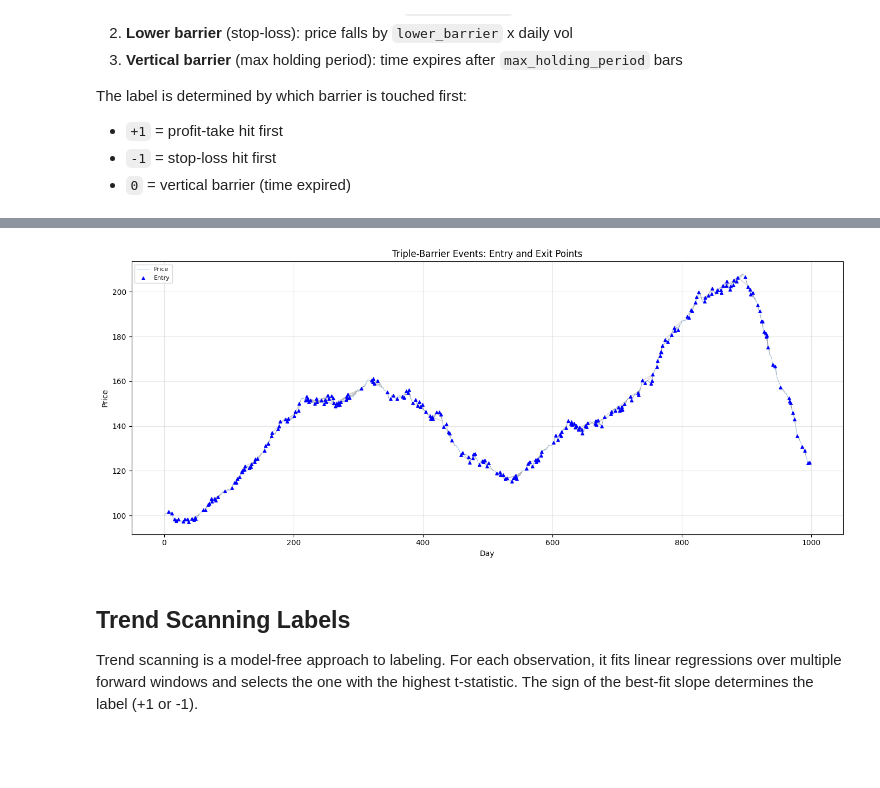
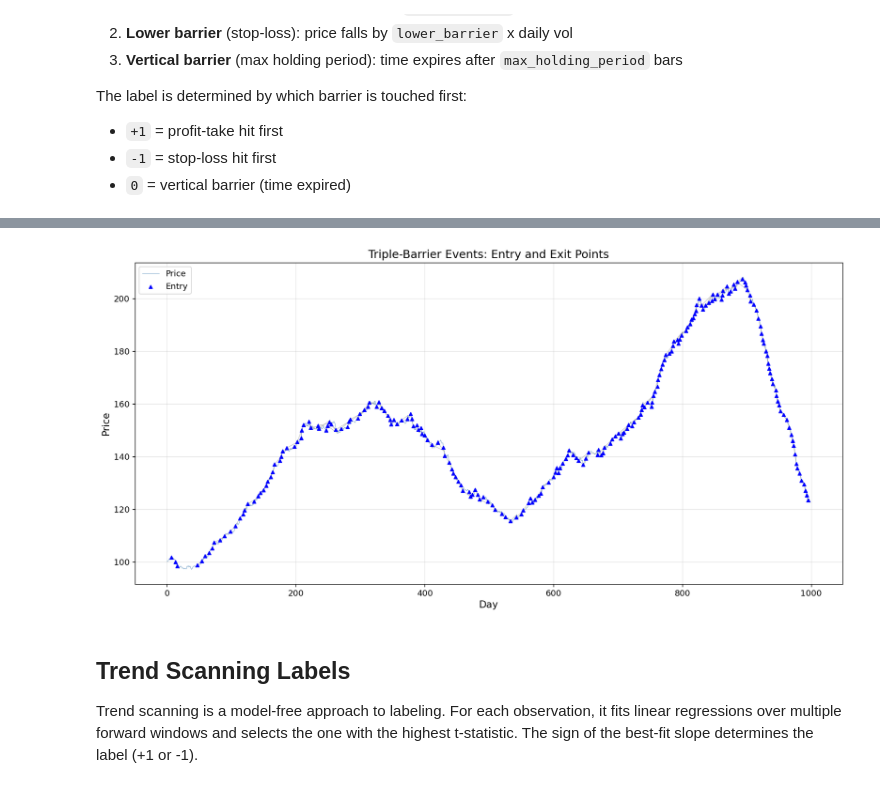
Before and after one commit to sipemu/mlfinance, a Jupyter notebook: crates/pymlfinance/examples/notebooks/ch03_labeling.ipynb, the cells around one changed output, grey strips where cells are left out. Cells and saved outputs as stored; diff of their text form; code cells hidden in the pictures; blank space fills up the shorter version.

```diff
--- a/crates/pymlfinance/examples/notebooks/ch03_labeling.ipynb
+++ b/crates/pymlfinance/examples/notebooks/ch03_labeling.ipynb
@@ -24,8 +24,14 @@ import pymlfinance
 from pymlfinance import TickData, TripleBarrierConfig
 
 %matplotlib inline
-plt.rcParams['figure.figsize'] = (12, 5)
-plt.rcParams['figure.dpi'] = 100
+plt.rcParams['figure.figsize'] = (14, 6)
+plt.rcParams['figure.dpi'] = 120
+plt.rcParams['font.size'] = 13
+plt.rcParams['axes.titlesize'] = 15
+plt.rcParams['axes.labelsize'] = 13
+plt.rcParams['xtick.labelsize'] = 11
+plt.rcParams['ytick.labelsize'] = 11
+plt.rcParams['legend.fontsize'] = 11
 # %% [markdown]
 ## Generate Synthetic Price Series
 
@@ -82,11 +88,12 @@ The CUSUM filter identifies structural breaks in the return series. These are us
 candidate entry points for the triple-barrier method. Only significant price moves
 trigger events, filtering out noise.
 # %%
-log_ret = pymlfinance.core.log_returns(prices)
-threshold = np.nanmean(daily_vol[1:]) * 1.5
-entry_indices = pymlfinance.data.cusum_filter(log_ret, threshold)
+# CUSUM filter applied to close prices (AFML Snippet 2.4)
+# Detects structural breaks when cumulative price moves exceed the threshold.
+threshold = np.nanmean(daily_vol[1:]) * prices.mean() * 1.5
+entry_indices = pymlfinance.data.cusum_filter(prices, threshold)
 print(f"--- CUSUM Event Filter ---")
-print(f"  Threshold: {threshold:.6f}")
+print(f"  Threshold: {threshold:.4f} (1.5x mean vol x mean price)")
 print(f"  Entry events: {len(entry_indices)}")
 # %% [output]
 --- CUSUM Event Filter ---
@@ -150,43 +157,43 @@ plt.show()
 # %%
 # Price plot with triple-barrier entry/exit markers
-fig, ax = plt.subplots(figsize=(14, 6))
-ax.plot(prices, color='steelblue', linewidth=0.5, alpha=0.7, label='Price')
+fig, ax = plt.subplots(figsize=(14, 7))
+ax.plot(prices, color='steelblue', linewidth=0.6, alpha=0.7, label='Price')
 
 for evt in events:
     entry = evt.entry_idx
     exit_idx = evt.exit_idx
     if evt.touch_type == 1:  # profit-take
         color = '#55A868'
     elif evt.touch_type == -1:  # stop-loss
         color = '#C44E52'
     else:  # vertical
         color = '#8C8C8C'
     ax.plot([entry, exit_idx], [prices[entry], prices[exit_idx]],
             color=color, alpha=0.4, linewidth=1)
 
 # Entry points
 entry_idxs = [e.entry_idx for e in events]
-ax.scatter(entry_idxs, prices[entry_idxs], color='blue', s=15, zorder=5,
+ax.scatter(entry_idxs, prices[entry_idxs], color='blue', s=20, zorder=5,
            marker='^', label='Entry')
 
 # Exit points colored by label
 for label_val, color, name in [(-1, '#C44E52', 'Stop-loss'),
                                 (0, '#8C8C8C', 'Vertical'),
                                 (1, '#55A868', 'Profit-take')]:
     exit_idxs = [e.exit_idx for e in events if e.touch_type == label_val]
     if exit_idxs:
-        ax.scatter(exit_idxs, prices[exit_idxs], color=color, s=15, zorder=5,
+        ax.scatter(exit_idxs, prices[exit_idxs], color=color, s=20, zorder=5,
                    marker='v', label=f'Exit: {name}')
 
 ax.set_xlabel('Day')
 ax.set_ylabel('Price')
 ax.set_title('Triple-Barrier Events: Entry and Exit Points')
-ax.legend(loc='upper left', fontsize=8)
+ax.legend(loc='upper left')
 ax.grid(True, alpha=0.3)
 plt.tight_layout()
 plt.show()
 # %% [output]
-[figure, old version]
+[figure, new version]
 # %% [markdown]
 ## Trend Scanning Labels
 
```
Also changed, not shown: parts of 5 cells of this notebook.
